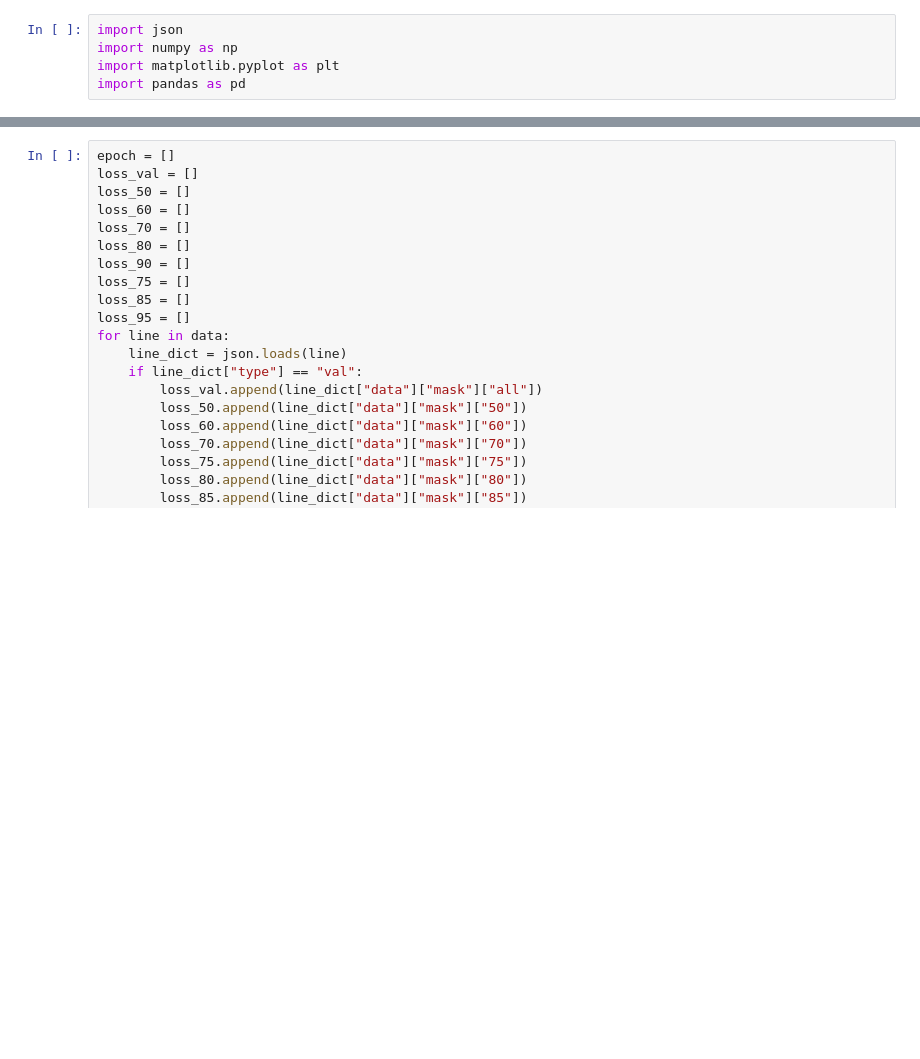
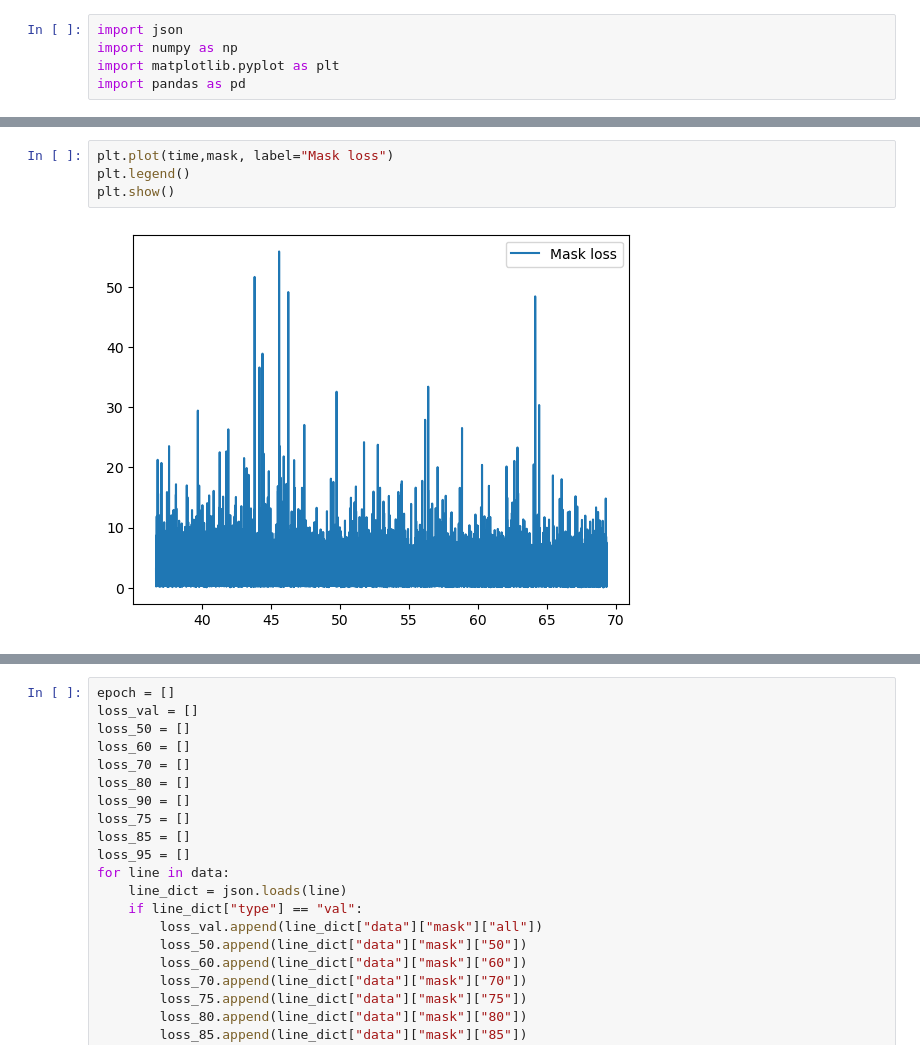
Before and after one commit to AQC-Industry/yolact, a Jupyter notebook: Visualize_logs.ipynb, the cells around one changed output, grey strips where cells are left out. Cells and saved outputs as stored; diff of their text form; blank space fills up the shorter version.

```diff
--- a/Visualize_logs.ipynb
+++ b/Visualize_logs.ipynb
@@ -24,0 +58,6 @@ plt.show()
+# %%
+plt.plot(time,mask, label="Mask loss")
+plt.legend()
+plt.show()
+# %% [output]
+[figure, added]
```
Also changed, not shown: parts of 9 cells of this notebook, 6 other files.
